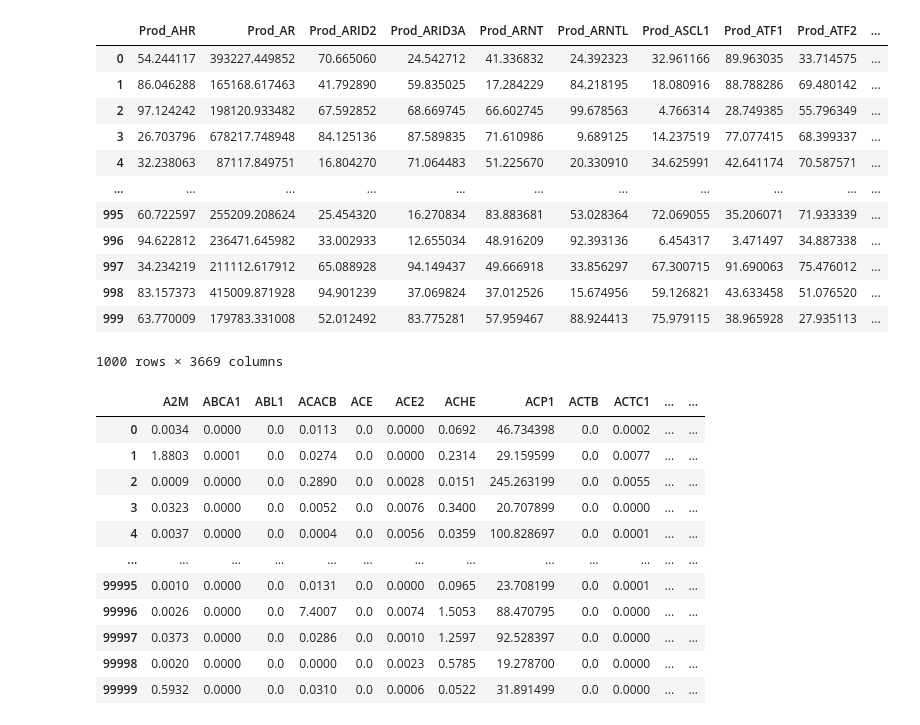
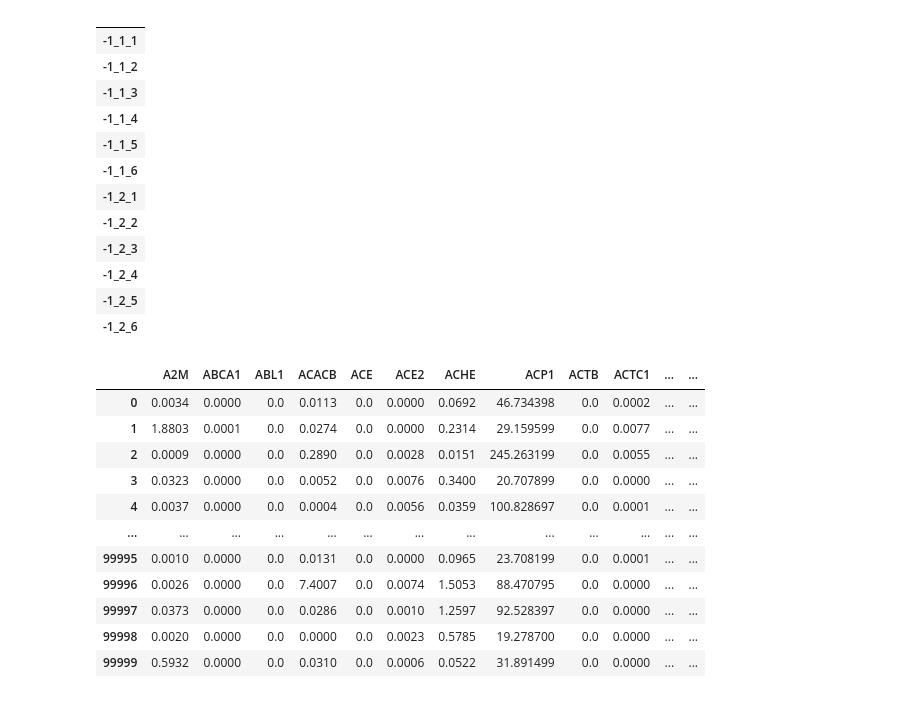
Before and after one commit to GeorgSommerer/bsc_thesis_pGRiNS, a Jupyter notebook: pgrins_explore.ipynb, the cells around one changed output. Cells and saved outputs as stored; diff of their text form; code cells hidden in the pictures.

```diff
--- a/pgrins_explore.ipynb
+++ b/pgrins_explore.ipynb
@@ -13,4 +13,4 @@ import os
 
 from sklearn.metrics.pairwise import cosine_similarity
 # %%
-ctrl_data = sc.read_h5ad("Data/Projects/KeggoRo/perturb_norm_ctrl_reduced.h5ad")
+ctrl_data = sc.read_h5ad("Data/Projects/dorothea_tf2_abc/perturb_norm_ctrl_reduced.h5ad")
@@ -47,19 +17,19 @@ a = pd.read_parquet("Data/SimulResults_Racipe/dorothea_tf2_abc/001/dorothea_tf2_
-# %%
-a
-# %% [output]
-|  | Prod_AHR | Prod_AR | Prod_ARID2 | Prod_ARID3A | Prod_ARNT | Prod_ARNTL | Prod_ASCL1 | Prod_ATF1 | Prod_ATF2 | ... |
-| 0 | 54.244117 | 393227.449852 | 70.665060 | 24.542712 | 41.336832 | 24.392323 | 32.961166 | 89.963035 | 33.714575 | ... |
-| 1 | 86.046288 | 165168.617463 | 41.792890 | 59.835025 | 17.284229 | 84.218195 | 18.080916 | 88.788286 | 69.480142 | ... |
-| 2 | 97.124242 | 198120.933482 | 67.592852 | 68.669745 | 66.602745 | 99.678563 | 4.766314 | 28.749385 | 55.796349 | ... |
-| 3 | 26.703796 | 678217.748948 | 84.125136 | 87.589835 | 71.610986 | 9.689125 | 14.237519 | 77.077415 | 68.399337 | ... |
-| 4 | 32.238063 | 87117.849751 | 16.804270 | 71.064483 | 51.225670 | 20.330910 | 34.625991 | 42.641174 | 70.587571 | ... |
-| ... | ... | ... | ... | ... | ... | ... | ... | ... | ... | ... |
-| 995 | 60.722597 | 255209.208624 | 25.454320 | 16.270834 | 83.883681 | 53.028364 | 72.069055 | 35.206071 | 71.933339 | ... |
-| 996 | 94.622812 | 236471.645982 | 33.002933 | 12.655034 | 48.916209 | 92.393136 | 6.454317 | 3.471497 | 34.887338 | ... |
-| 997 | 34.234219 | 211112.617912 | 65.088928 | 94.149437 | 49.666918 | 33.856297 | 67.300715 | 91.690063 | 75.476012 | ... |
-| 998 | 83.157373 | 415009.871928 | 94.901239 | 37.069824 | 37.012526 | 15.674956 | 59.126821 | 43.633458 | 51.076520 | ... |
-| 999 | 63.770009 | 179783.331008 | 52.012492 | 83.775281 | 57.959467 | 88.924413 | 75.979115 | 38.965928 | 27.935113 | ... |
-1000 rows × 3669 columns
+# %%
+ctrl_data.obs
+# %% [output]
+|  |
+| -1_1_1 |
+| -1_1_2 |
+| -1_1_3 |
+| -1_1_4 |
+| -1_1_5 |
+| -1_1_6 |
+| -1_2_1 |
+| -1_2_2 |
+| -1_2_3 |
+| -1_2_4 |
+| -1_2_5 |
+| -1_2_6 |
 # %%
 sol_df = pd.read_parquet("Data/SimulResults_Racipe/Keggoro/001/Keggoro_steadystate_solutions_001_ctrl.parquet")
 # %%
```
Also changed, not shown: parts of 7 cells of this notebook, 10 other files.
